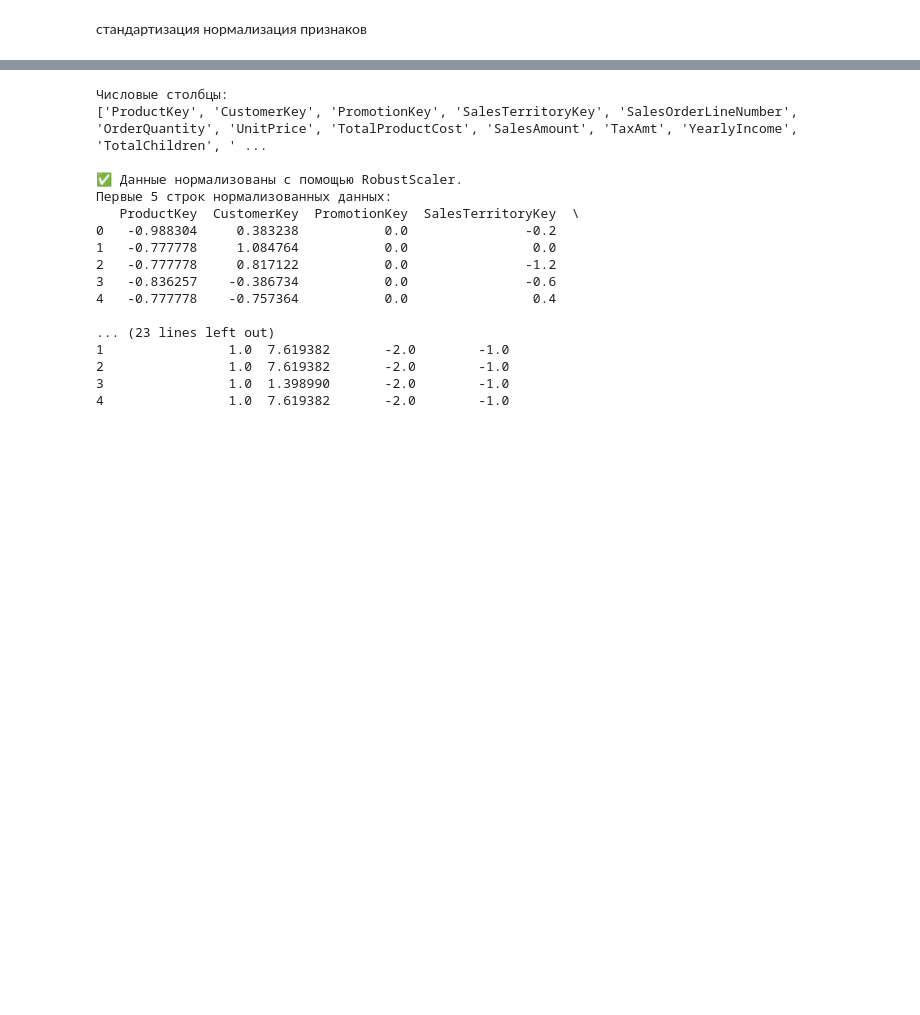
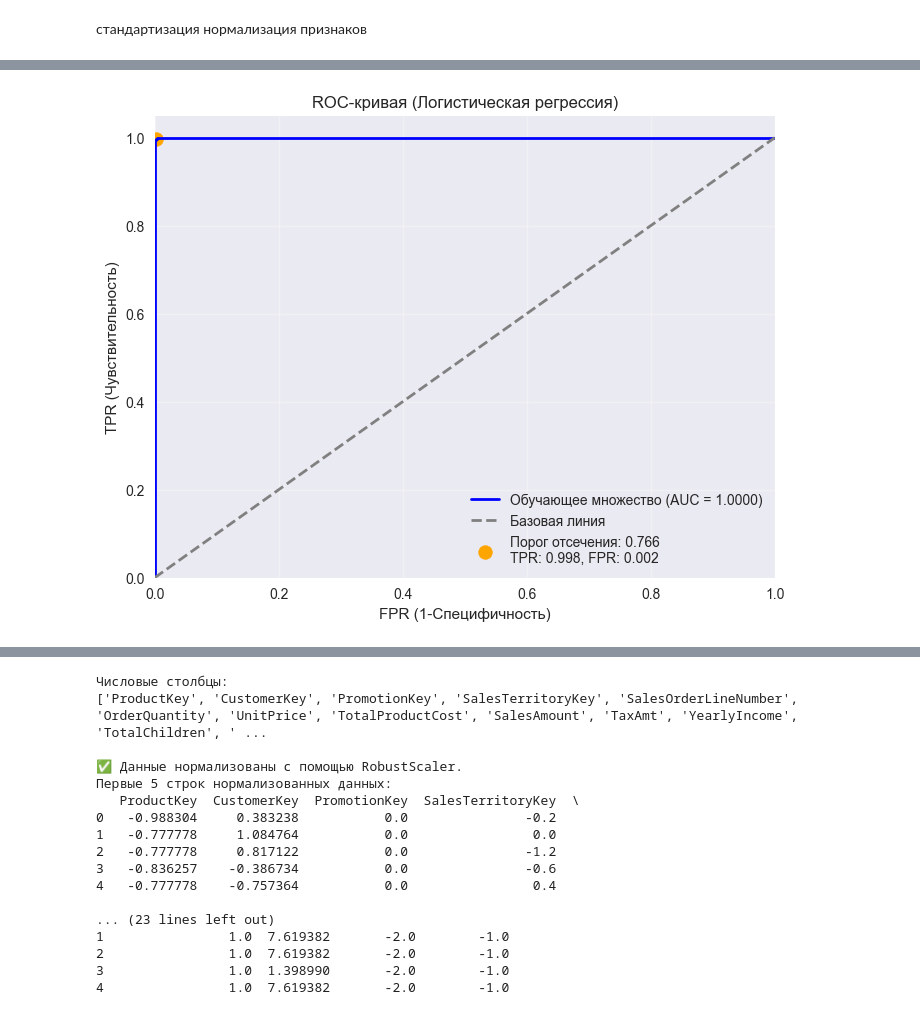
Before and after one commit to AlexSvonrm/AD-5-03.09.25-VNIIT-31, a Jupyter notebook: scripts/6_machine_learning.ipynb, the cells around one changed output, grey strips where cells are left out. Cells and saved outputs as stored; diff of their text form; code cells hidden in the pictures; blank space fills up the shorter version.

```diff
--- a/scripts/6_machine_learning.ipynb
+++ b/scripts/6_machine_learning.ipynb
@@ -78,0 +226,85 @@ else:
+# %%
+# --- График ROC-кривой ---
+plt.figure(figsize=(8, 6))
+
+# Рассчитываем TPR и FPR
+fpr, tpr, thresholds = roc_curve(y_test, y_pred_proba)
+
+# Построение ROC-кривой
+plt.plot(fpr, tpr, color='blue', lw=2, label=f'Обучающее множество (AUC = {roc_auc:.4f})')
+plt.plot([0, 1], [0, 1], color='gray', lw=2, linestyle='--', label='Базовая линия')
+
+# Находим оптимальный порог (максимум Youden's J = TPR - FPR)
+j_scores = tpr - fpr
+best_threshold = thresholds[j_scores.argmax()]
+best_tpr = tpr[j_scores.argmax()]
+best_fpr = fpr[j_scores.argmax()]
+
+# Отмечаем оптимальный порог
+plt.scatter(best_fpr, best_tpr, color='orange', s=100, label=f'Порог отсечения: {best_threshold:.3f}\nTPR: {best_tpr:.3f}, FPR: {best_fpr:.3f}')
+
+plt.xlim([0.0, 1.0])
+plt.ylim([0.0, 1.05])
+plt.xlabel('FPR (1-Специфичность)')
+plt.ylabel('TPR (Чувствительность)')
+plt.title('ROC-кривая (Логистическая регрессия)')
+plt.legend(loc="lower right")
+plt.grid(True, alpha=0.3)
+plt.show()
+
+print(f"\n✅ Оптимальный порог отсечения: {best_threshold:.3f}")
+
+# --- Матрица ошибок ---
+cm = confusion_matrix(y_test, y_pred)
+
+plt.figure(figsize=(8, 6))
+sns.heatmap(cm, annot=True, fmt='d', cmap='Blues',
+            xticklabels=['Не отток', 'Отток'],
+            yticklabels=['Не отток', 'Отток'])
+plt.title('Матрица ошибок')
+plt.xlabel('Предсказано')
+plt.ylabel('Фактически')
+plt.show()
+
+# --- Таблица метрик ---
+from sklearn.metrics import precision_score, recall_score, f1_score, matthews_corrcoef
+
+metrics_data = {
+    'Метрика': ['AUC ROC', 'Precision', 'Recall', 'F1 Score', 'MCC'],
+    'Значение': [
+        roc_auc_score(y_test, y_pred_proba),
+        precision_score(y_test, y_pred),
+        recall_score(y_test, y_pred),
+        f1_score(y_test, y_pred),
+        matthews_corrcoef(y_test, y_pred)
+    ]
+}
+
+metrics_df = pd.DataFrame(metrics_data)
+print("\n📊 Таблица метрик:")
+print(metrics_df.to_string(index=False))
+
+# --- Распознано (True Positives / Total) ---
+tp = cm[1, 1]  # True Positive
+tn = cm[0, 0]  # True Negative
+fp = cm[0, 1]  # False Positive
+fn = cm[1, 0]  # False Negative
+
+total_test = len(y_test)
+total_train = len(y_train)
+
+print("\n📈 Распознано:")
+print(f"   • Обучающее: {tp + tn}/{total_train} ({(tp + tn)/total_train*100:.1f}%)")
+print(f"   • Тестовое: {tp + tn}/{total_test} ({(tp + tn)/total_test*100:.1f}%)")
+
+# --- Дополнительно: Таблица "Фактически vs Классифицировано" ---
+print("\n🧾 Матрица ошибок (в процентах):")
+cm_percent = cm.astype('float') / cm.sum(axis=1)[:, np.newaxis] * 100
+cm_percent_df = pd.DataFrame(
+    cm_percent,
+    index=['Фактически: Не отток', 'Фактически: Отток'],
+    columns=['Классифицировано: Не отток', 'Классифицировано: Отток']
+)
+print(cm_percent_df.round(1))
+# %% [output]
+[figure, added]
```
Also changed, not shown: parts of 20 cells of this notebook, 4 other files.
